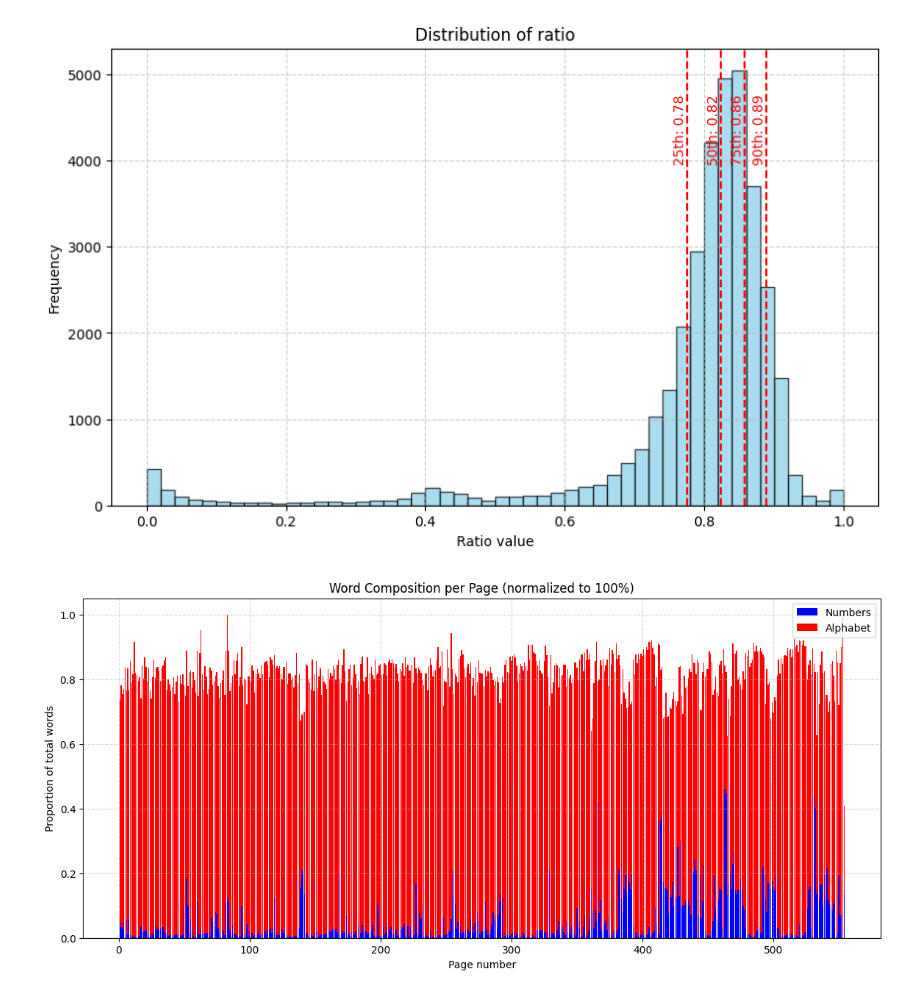
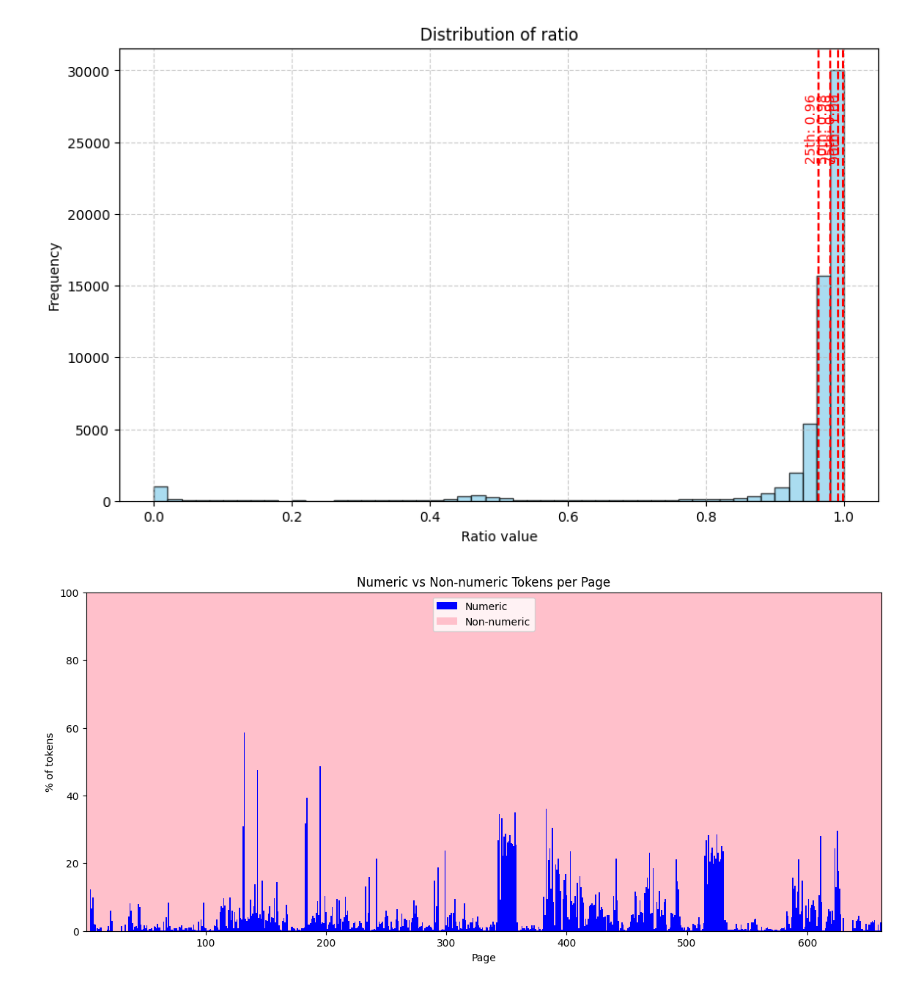
Before and after one commit to C0sCube/fetchapi, a Jupyter notebook: NOTE_LANG.ipynb, the cells around one changed output. Drawn from its saved outputs; the diff is of its cells as text; code cells hidden in the pictures.

Commit message:
DATA

```diff
--- a/NOTE_LANG.ipynb
+++ b/NOTE_LANG.ipynb
@@ -26,26 +26,30 @@ def is_page_english(text, threshold=0.8):
 # %%
-text = data["gibber"]
-txt = re.findall(r"[A-Za-z]", text)
-non_txt = re.findall(r"\S", text)
+# text = data["gibber"]
+# txt = re.findall(r"[A-Za-z]", text)
+# non_txt = re.findall(r"\S", text)
 
-ratio = len(txt) / len(non_txt)
+# ratio = len(txt) / len(non_txt)
 def english_word_ratio(text):
     # Normalize whitespace
+    text = re.sub(r"\b\d+(?:[\.,]\d+)*\b"," ",text).strip()
+    text = re.sub(r"[()\[\]{}\-_,.;:*/\\|+~`'\"@#$%^&=<>!?\n\t]", " ", text)
     text = re.sub(r"\s+", " ", text).strip()
 
     # Split into tokens
     tokens = text.split(" ")
 
     # Count English-like tokens (words or numbers)
-    english_like = [t for t in tokens if re.fullmatch(r"[A-Za-z]+|\d+(?:[\.,]\d+)*", t)]
+    english_like = [t for t in tokens if re.fullmatch(r"\b[A-Za-z]+,?\b", t)]
+    # print(len(english_like))
+    # print(len(tokens))
     ratio = len(english_like) / max(len(tokens), 1)
 
     return ratio
 # %%
 all_data = []
 
-folder_pdf = r"C:\Users\kaustubh.keny\Projects\OFFICE PROJECTS\RANDOM_FETCH_DATA\NSE_FETCH\ANNUAL_REPORTS_2026"
-for idx, file in enumerate(os.listdir(folder_pdf)[:100]):
+folder_pdf = r"C:\Users\kaustubh.keny\Projects\INPUTS\ANNUAL_REPORTS\ANNUAL_REPORTS_2025"
+for idx, file in enumerate(os.listdir(folder_pdf)):
 
     file_path = os.path.join(folder_pdf, file)
 
@@ -73,7 +77,7 @@ def plot_ratio_distribution(df, column="ratio", percentiles=[25,50,75,90]):
     plt.title(f"Distribution of {column}")
     plt.xlabel("Ratio value")
     plt.ylabel("Frequency")
-    plt.grid(True, linestyle="--", alpha=0.6)
+    plt.grid(True, linestyle="--", alpha=0.5)
 
     # Compute percentile values
     values = np.percentile(df[column].dropna(), percentiles)
@@ -88,49 +92,64 @@ def plot_ratio_distribution(df, column="ratio", percentiles=[25,50,75,90]):
 # Example usage
 plot_ratio_distribution(final_df, "ratio")
 # %% [output]
-[figure, old version]
+[figure, new version]
 # %%
-path = r"C:\Users\kaustubh.keny\Projects\OFFICE PROJECTS\RANDOM_FETCH_DATA\NSE_FETCH\ANNUAL_REPORTS_2025\2025_AXISBANK.pdf"
+path = r"C:\Users\kaustubh.keny\Projects\INPUTS\ANNUAL_REPORTS\ANNUAL_REPORTS_2025\2025_IDBI.pdf"
 doc = fitz.open(path)
 # %%
 import re
 import matplotlib.pyplot as plt
 import pandas as pd
 
 word_pattern = r"[A-Za-z]+"
 num_pattern  = r"\d+(?:[\.,]\d+)*"
 
 def page_token_counts(text):
     tokens = text.split()
     words = sum(1 for t in tokens if re.fullmatch(word_pattern, t))
     nums  = sum(1 for t in tokens if re.fullmatch(num_pattern, t))
     total = len(tokens)
     return words, nums, total
 
 # Collect per-page data
 all_data = []
 for page_num in range(doc.page_count):
     text = doc[page_num].get_text("text")
     words, nums, total = page_token_counts(text)
     if total > 0:
-        alpha_ratio = words / total
-        num_ratio   = nums / total
+        alpha_ratio = (words / total) * 100
+        num_ratio   = (nums / total) * 100
     else:
         alpha_ratio = num_ratio = 0
     all_data.append([page_num+1, alpha_ratio, num_ratio])
 
 df = pd.DataFrame(all_data, columns=["page","alpha_ratio","num_ratio"])
 
-# Plot stacked bar chart (each bar fills to 100%)
+df["other_ratio"] = 100 - df["num_ratio"]
+
 plt.figure(figsize=(14,6))
-plt.bar(df["page"], df["num_ratio"], color="blue", label="Numbers")
-plt.bar(df["page"], df["alpha_ratio"], bottom=df["num_ratio"], color="red", label="Alphabet")
+plt.bar(
+    df["page"],
+    df["num_ratio"],
+    width=1.0,          # bars touch each other
+    color="blue",
+    label="Numeric"
+)
+plt.bar(
+    df["page"],
+    df["other_ratio"],
+    bottom=df["num_ratio"],
+    width=1.0,
+    color="pink",
+    label="Non-numeric"
+)
 
-plt.title("Word Composition per Page (normalized to 100%)")
-plt.xlabel("Page number")
-plt.ylabel("Proportion of total words")
-plt.legend(loc="upper right")
-plt.grid(True, linestyle="--", alpha=0.5)
+plt.xlabel("Page")
+plt.ylabel("% of tokens")
+plt.title("Numeric vs Non-numeric Tokens per Page")
+plt.ylim(0,100)
+plt.xlim(0.5, len(df)+0.5)
+plt.legend()
 plt.show()
 # %% [output]
-[figure, old version]
+[figure, new version]
```
Also changed, not shown: parts of 3 cells of this notebook, 18 other files.
